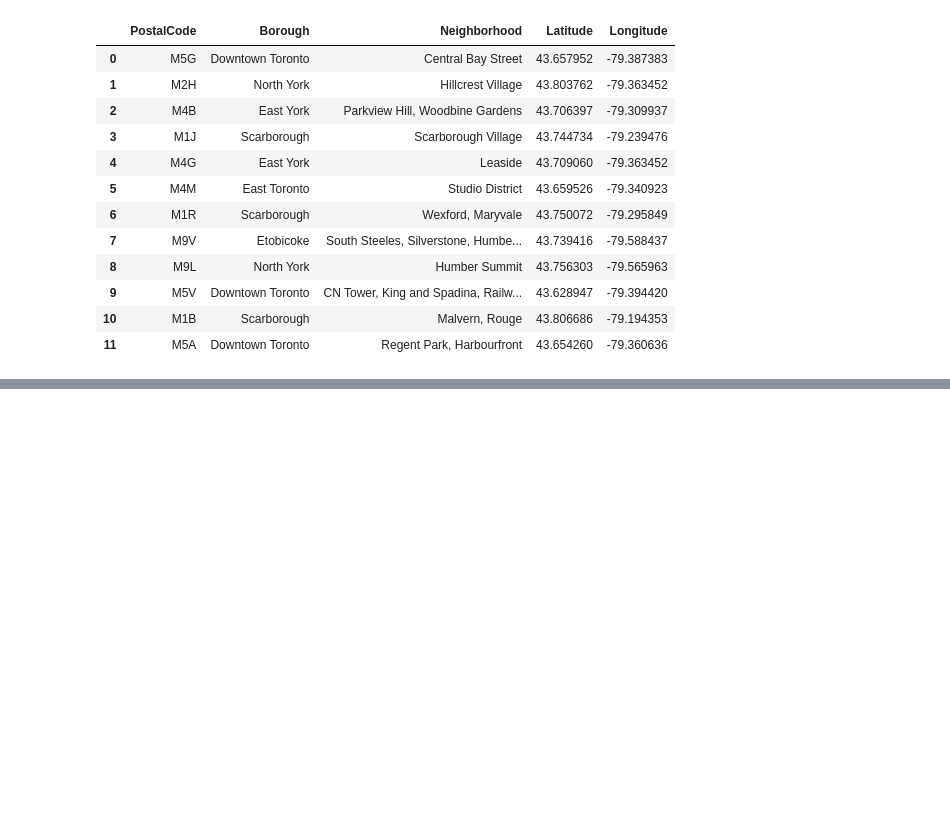
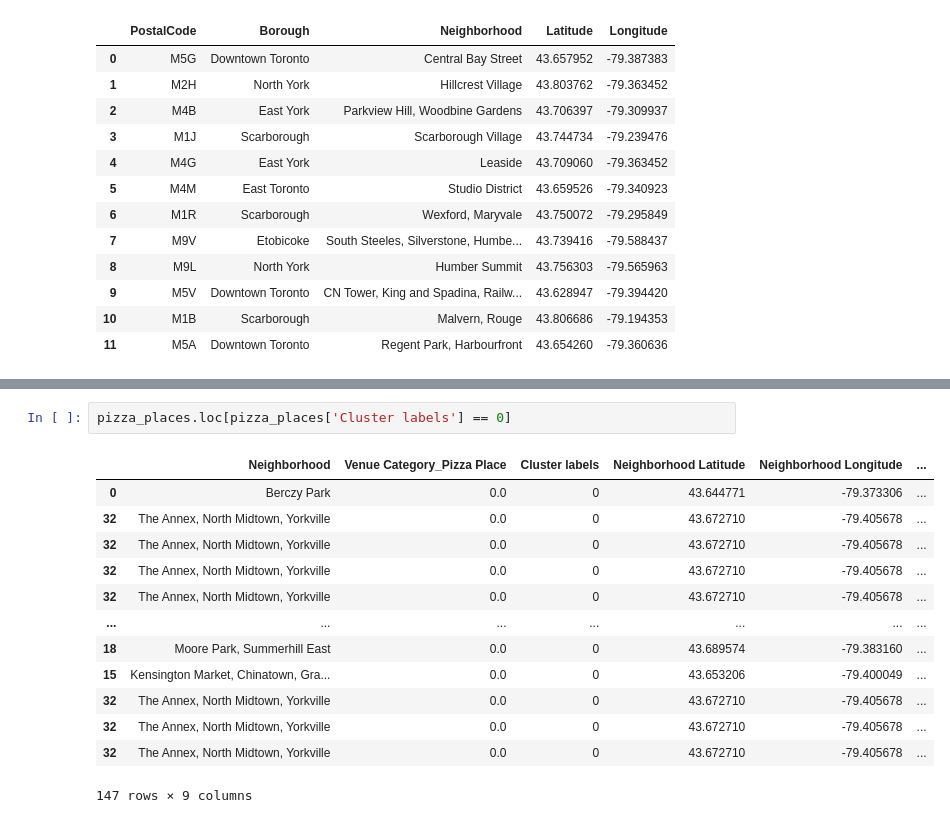
Before and after one commit to iamdiv/Coursera_Capstone, a Jupyter notebook: capstone_project.ipynb, the cells around one changed output, grey strips where cells are left out. Drawn from its saved outputs; the diff is of its cells as text; blank space fills up the shorter version.

```diff
--- a/capstone_project.ipynb
+++ b/capstone_project.ipynb
@@ -140,0 +466,16 @@ test_df
+# %%
+pizza_places.loc[pizza_places['Cluster labels'] == 0]
+# %% [output]
+|  | Neighborhood | Venue Category_Pizza Place | Cluster labels | Neighborhood Latitude | Neighborhood Longitude | ... |
+| 0 | Berczy Park | 0.0 | 0 | 43.644771 | -79.373306 | ... |
+| 32 | The Annex, North Midtown, Yorkville | 0.0 | 0 | 43.672710 | -79.405678 | ... |
+| 32 | The Annex, North Midtown, Yorkville | 0.0 | 0 | 43.672710 | -79.405678 | ... |
+| 32 | The Annex, North Midtown, Yorkville | 0.0 | 0 | 43.672710 | -79.405678 | ... |
+| 32 | The Annex, North Midtown, Yorkville | 0.0 | 0 | 43.672710 | -79.405678 | ... |
+| ... | ... | ... | ... | ... | ... | ... |
+| 18 | Moore Park, Summerhill East | 0.0 | 0 | 43.689574 | -79.383160 | ... |
+| 15 | Kensington Market, Chinatown, Gra... | 0.0 | 0 | 43.653206 | -79.400049 | ... |
+| 32 | The Annex, North Midtown, Yorkville | 0.0 | 0 | 43.672710 | -79.405678 | ... |
+| 32 | The Annex, North Midtown, Yorkville | 0.0 | 0 | 43.672710 | -79.405678 | ... |
+| 32 | The Annex, North Midtown, Yorkville | 0.0 | 0 | 43.672710 | -79.405678 | ... |
+147 rows × 9 columns
```
Also changed, not shown: parts of 32 cells of this notebook, 1 other file.
